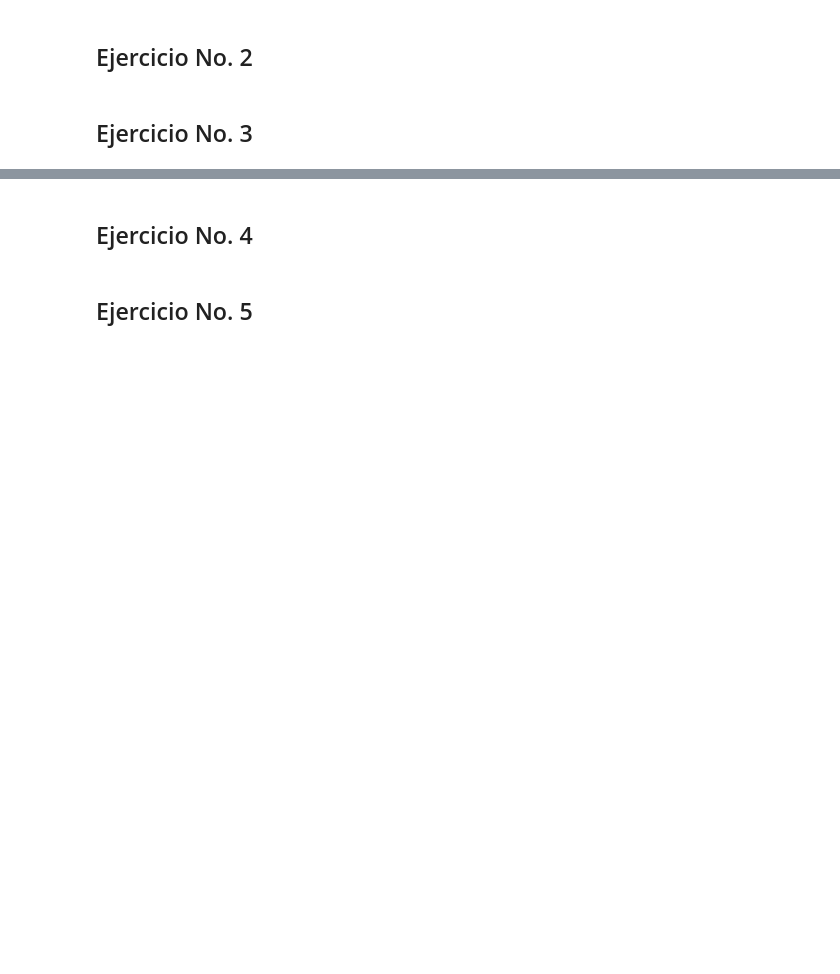
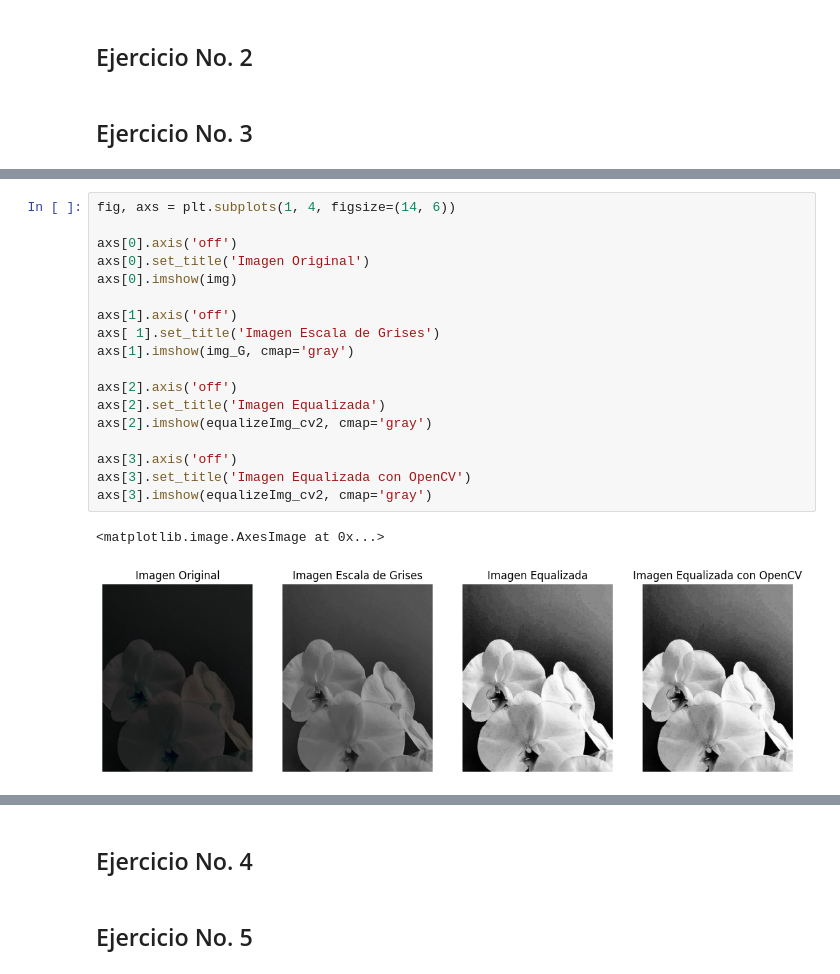
Before and after one commit to Diego-CB/Lista_1, a Jupyter notebook: Lista_1.ipynb, the cells around one changed output, grey strips where cells are left out. Drawn from its saved outputs; the diff is of its cells as text; blank space fills up the shorter version.

```diff
--- a/Lista_1.ipynb
+++ b/Lista_1.ipynb
@@ -110,0 +157,21 @@ plt.show()
+# %%
+fig, axs = plt.subplots(1, 4, figsize=(14, 6))
+
+axs[0].axis('off')
+axs[0].set_title('Imagen Original')
+axs[0].imshow(img)
+
+axs[1].axis('off')
+axs[ 1].set_title('Imagen Escala de Grises')
+axs[1].imshow(img_G, cmap='gray')
+
+axs[2].axis('off')
+axs[2].set_title('Imagen Equalizada')
+axs[2].imshow(equalizeImg_cv2, cmap='gray')
+
+axs[3].axis('off')
+axs[3].set_title('Imagen Equalizada con OpenCV')
+axs[3].imshow(equalizeImg_cv2, cmap='gray')
+# %% [output]
+<matplotlib.image.AxesImage at 0x...>
+[figure, added]
```
Also changed, not shown: parts of 8 cells of this notebook, 1 other file.
